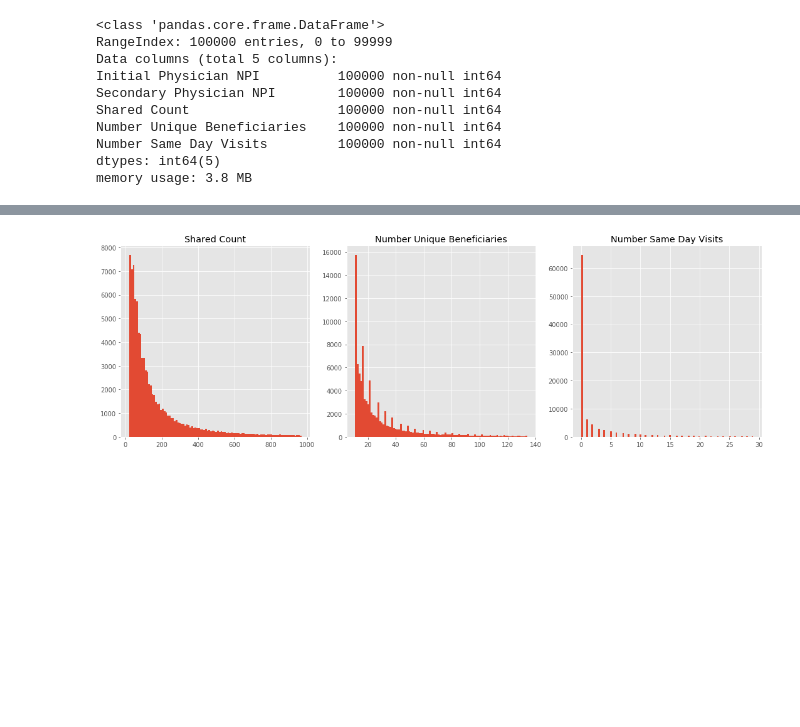
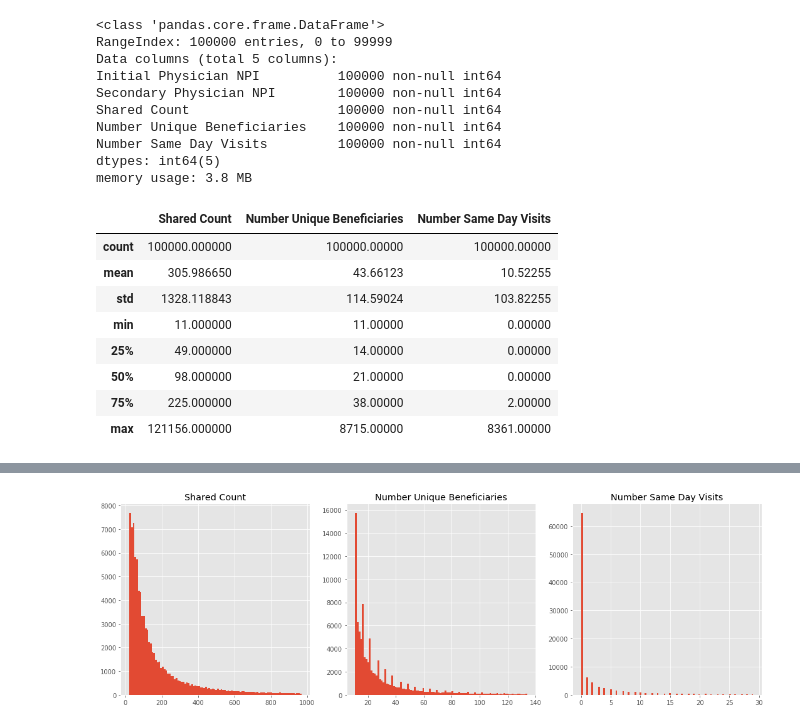
Before and after one commit to gpinho/physician-graph, a Jupyter notebook: src/eda.ipynb, the cells around one changed output, grey strips where cells are left out. Drawn from its saved outputs; the diff is of its cells as text; code cells hidden in the pictures; blank space fills up the shorter version.

Commit message:
finish eda for referral dataset sample

```diff
--- a/src/eda.ipynb
+++ b/src/eda.ipynb
@@ -59 +60,17 @@ cat_vars = ['Initial Physician NPI', 'Secondary Physician NPI']
 num_vars = ['Shared Count', 'Number Unique Beneficiaries', 'Number Same Day Visits']
+# %%
+# Converting ids to category dtype
+for var in relationship_vars:
+    sample_graph_df[var] = sample_graph_df[var].astype('category')
+# %%
+sample_graph_df.describe()
+# %% [output]
+|  | Shared Count | Number Unique Beneficiaries | Number Same Day Visits |
+| count | 100000.000000 | 100000.00000 | 100000.00000 |
+| mean | 305.986650 | 43.66123 | 10.52255 |
+| std | 1328.118843 | 114.59024 | 103.82255 |
+| min | 11.000000 | 11.00000 | 0.00000 |
+| 25% | 49.000000 | 14.00000 | 0.00000 |
+| 50% | 98.000000 | 21.00000 | 0.00000 |
+| 75% | 225.000000 | 38.00000 | 2.00000 |
+| max | 121156.000000 | 8715.00000 | 8361.00000 |
```
Also changed, not shown: parts of 14 cells of this notebook.
